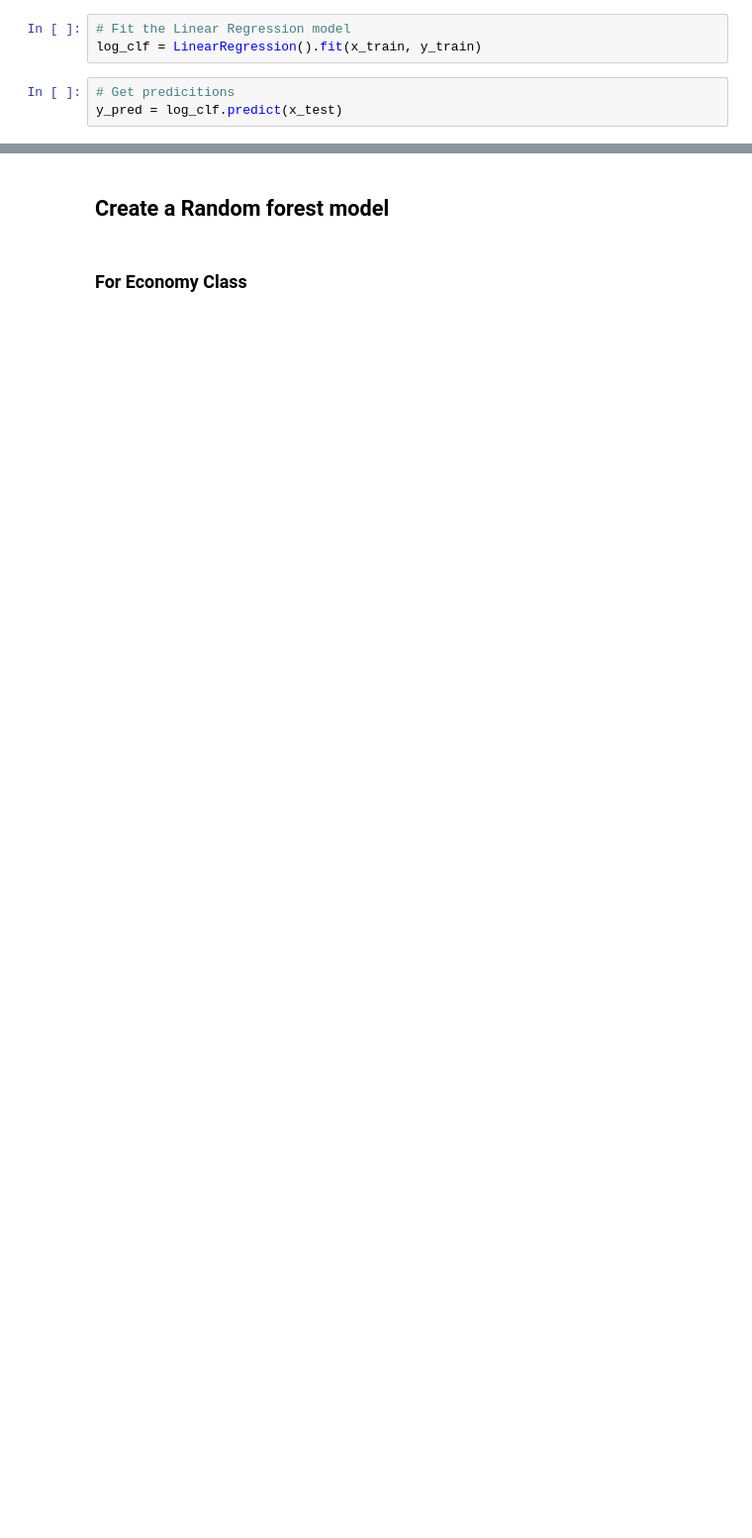
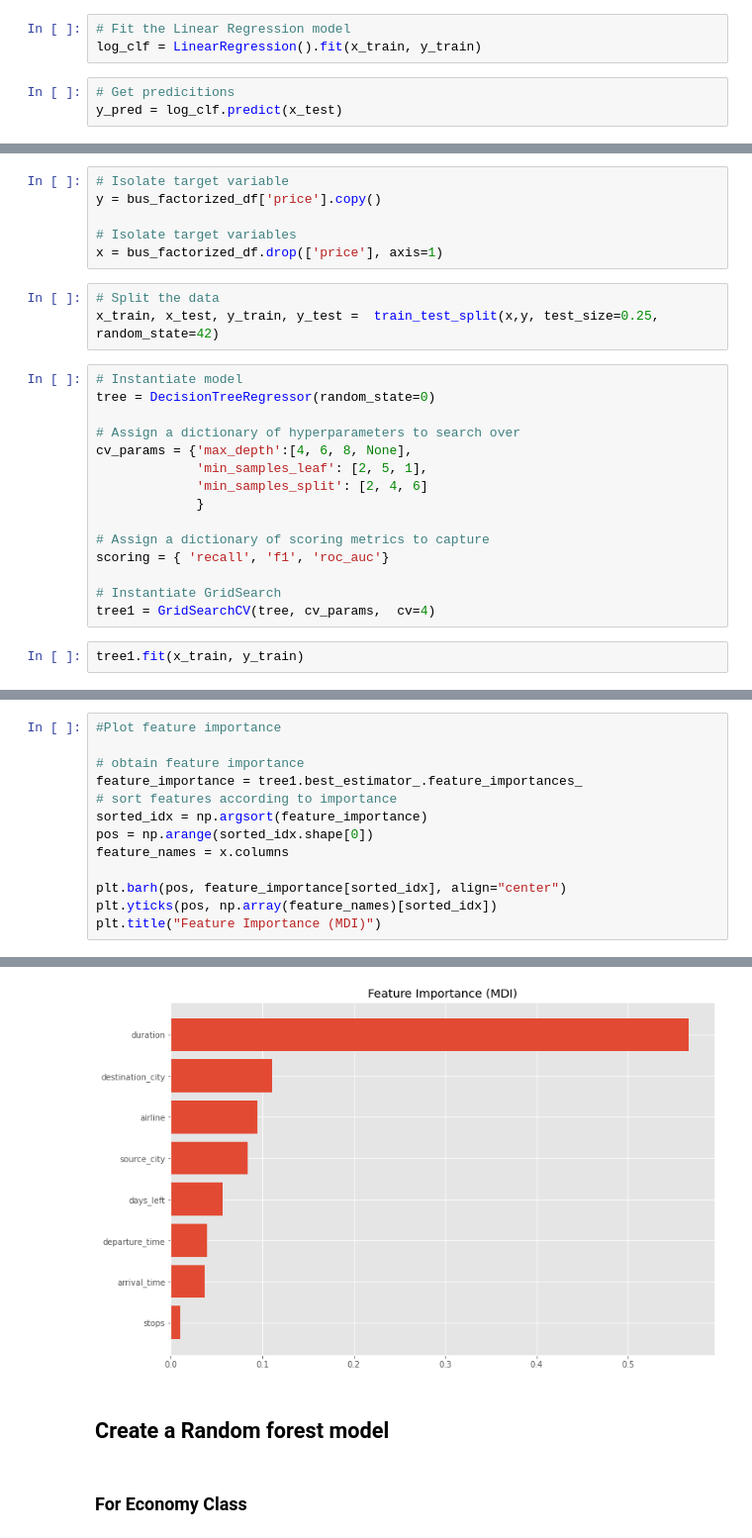
Before and after one commit to Alonso-Sainz/Flight-Price-Prediction, a Jupyter notebook: Flight_Prices.ipynb, the cells around one changed output, grey strips where cells are left out. Shown at 99% size. Saved outputs shown, nothing was run; the diff lists cells and outputs as text; blank space fills up the shorter version.

```diff
--- a/Flight_Prices.ipynb
+++ b/Flight_Prices.ipynb
@@ -274,0 +355,26 @@ MAE: 996.0240320864763
+# %%
+# Isolate target variable
+y = bus_factorized_df['price'].copy()
+
+# Isolate target variables
+x = bus_factorized_df.drop(['price'], axis=1)
+# %%
+# Split the data
+x_train, x_test, y_train, y_test =  train_test_split(x,y, test_size=0.25, random_state=42)
+# %%
+# Instantiate model
+tree = DecisionTreeRegressor(random_state=0)
+
+# Assign a dictionary of hyperparameters to search over
+cv_params = {'max_depth':[4, 6, 8, None],
+             'min_samples_leaf': [2, 5, 1],
+             'min_samples_split': [2, 4, 6]
+             }
+
+# Assign a dictionary of scoring metrics to capture
+scoring = { 'recall', 'f1', 'roc_auc'}
+
+# Instantiate GridSearch
+tree1 = GridSearchCV(tree, cv_params,  cv=4)
+# %%
+tree1.fit(x_train, y_train)
@@ -274,0 +401,14 @@ MAE: 996.0240320864763
+# %%
+#Plot feature importance
+
+# obtain feature importance
+feature_importance = tree1.best_estimator_.feature_importances_
+# sort features according to importance
+sorted_idx = np.argsort(feature_importance)
+pos = np.arange(sorted_idx.shape[0])
+feature_names = x.columns
+
+plt.barh(pos, feature_importance[sorted_idx], align="center")
+plt.yticks(pos, np.array(feature_names)[sorted_idx])
+plt.title("Feature Importance (MDI)")
+# %% [output]
@@ -275,3 +416,4 @@ MAE: 996.0240320864763
+[figure, added]
 # %% [markdown]
 ## Create a Random forest model
 # %% [markdown]
```
Also changed, not shown: parts of 29 cells of this notebook.
